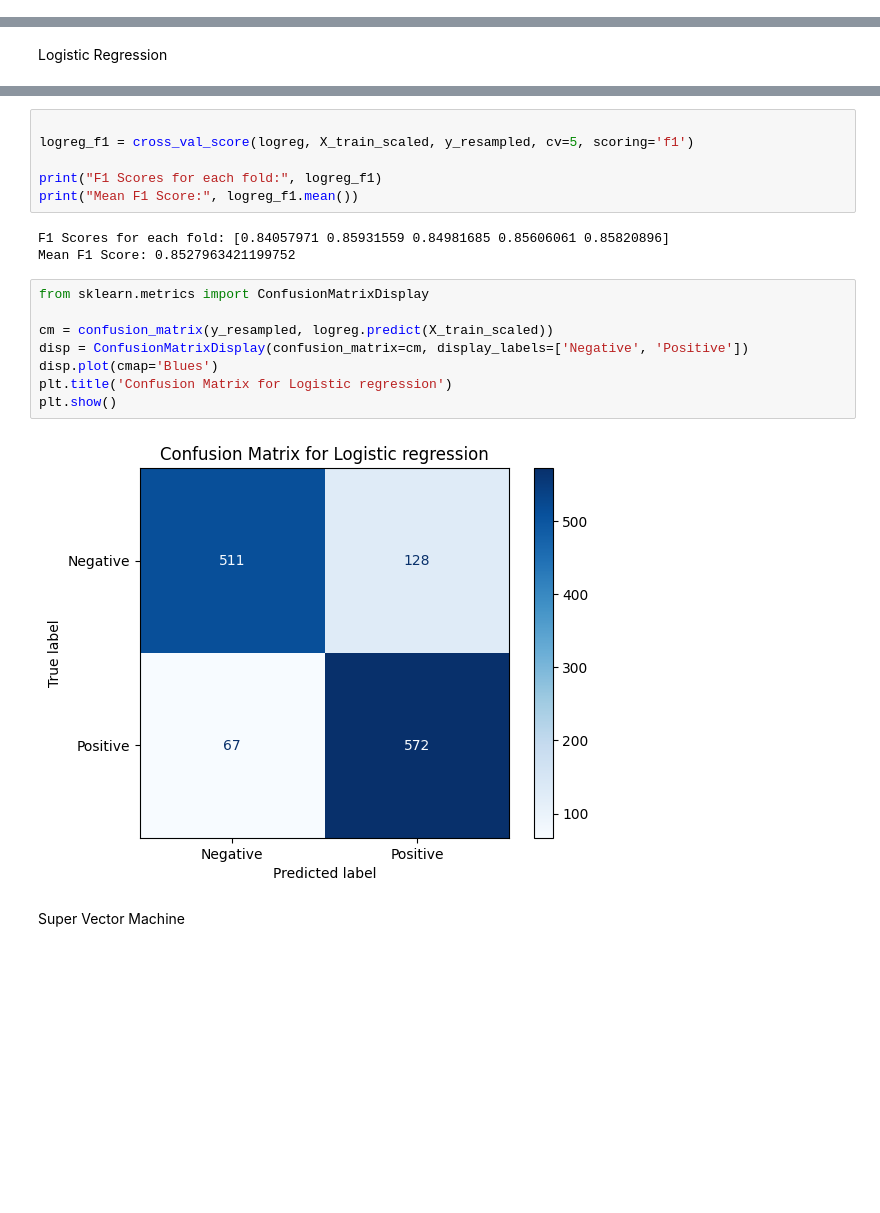
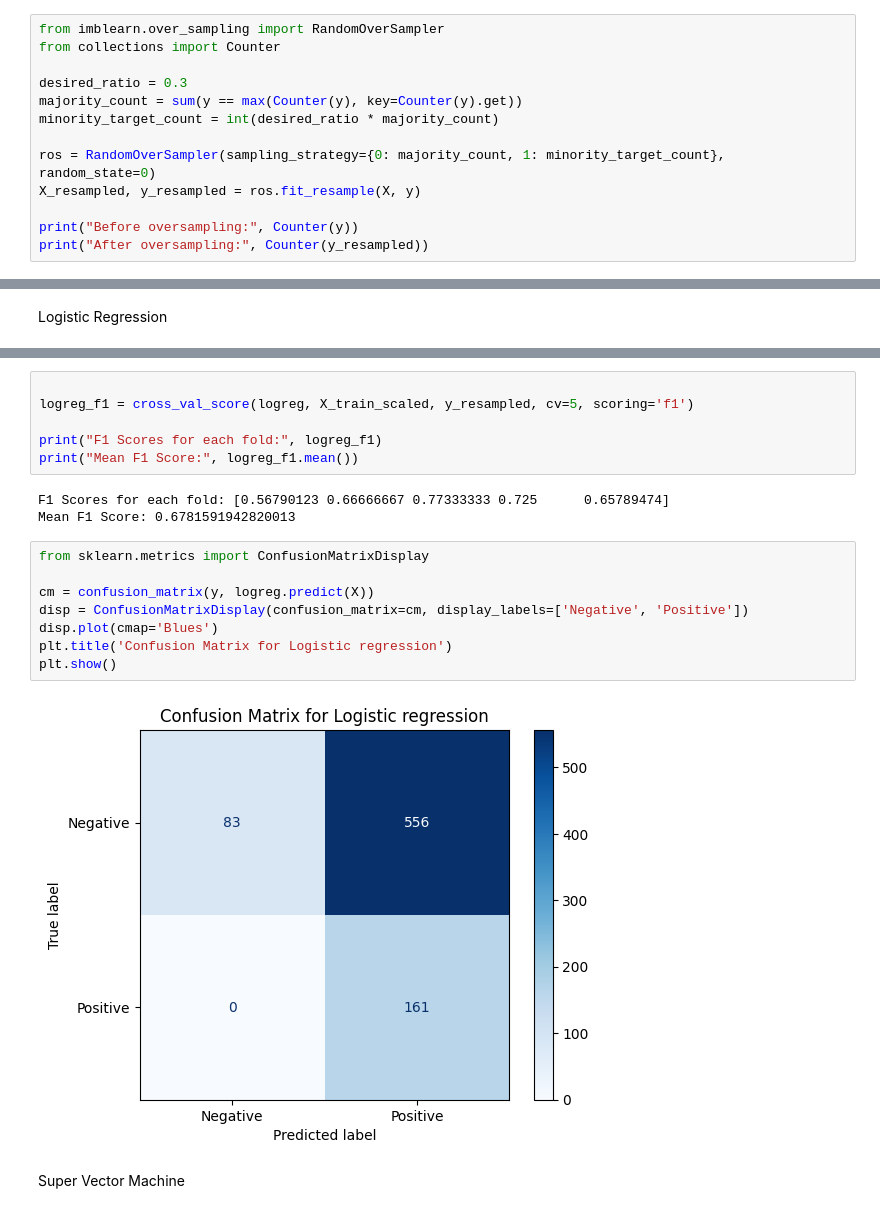
Before and after one commit to lesson-jbg/DVC-MLproject, a Jupyter notebook: main.ipynb, the cells around one changed output, grey strips where cells are left out. Drawn from its saved outputs; the diff is of its cells as text; blank space fills up the shorter version.

```diff
--- a/main.ipynb
+++ b/main.ipynb
@@ -412,3 +412,16 @@ we will remove country of res and eithnithy since the dont have any realtion bet
 # %%
 X = train_copy.drop(['ID','ethnicity','contry_of_res','Class/ASD'],axis=1)
 y = train_copy['Class/ASD']
+# %%
+from imblearn.over_sampling import RandomOverSampler
+from collections import Counter
+
+desired_ratio = 0.3
+majority_count = sum(y == max(Counter(y), key=Counter(y).get))
+minority_target_count = int(desired_ratio * majority_count)
+
+ros = RandomOverSampler(sampling_strategy={0: majority_count, 1: minority_target_count}, random_state=0)
+X_resampled, y_resampled = ros.fit_resample(X, y)
+
+print("Before oversampling:", Counter(y))
+print("After oversampling:", Counter(y_resampled))
@@ -489,18 +497,18 @@ logreg_f1 = cross_val_score(logreg, X_train_scaled, y_resampled, cv=5, scoring='
 print("F1 Scores for each fold:", logreg_f1)
 print("Mean F1 Score:", logreg_f1.mean())
 # %% [output]
-F1 Scores for each fold: [0.84057971 0.85931559 0.84981685 0.85606061 0.85820896]
-Mean F1 Score: 0.8527963421199752
+F1 Scores for each fold: [0.56790123 0.66666667 0.77333333 0.725      0.65789474]
+Mean F1 Score: 0.6781591942820013
 # %%
 from sklearn.metrics import ConfusionMatrixDisplay
 
-cm = confusion_matrix(y_resampled, logreg.predict(X_train_scaled))
+cm = confusion_matrix(y, logreg.predict(X))
 disp = ConfusionMatrixDisplay(confusion_matrix=cm, display_labels=['Negative', 'Positive'])
 disp.plot(cmap='Blues')
 plt.title('Confusion Matrix for Logistic regression')
 plt.show()
 # %% [output]
-[figure, old version]
+[figure, new version]
 # %% [markdown]
 Super Vector Machine
 # %%
```
Also changed, not shown: parts of 15 cells of this notebook, 1 other file.
